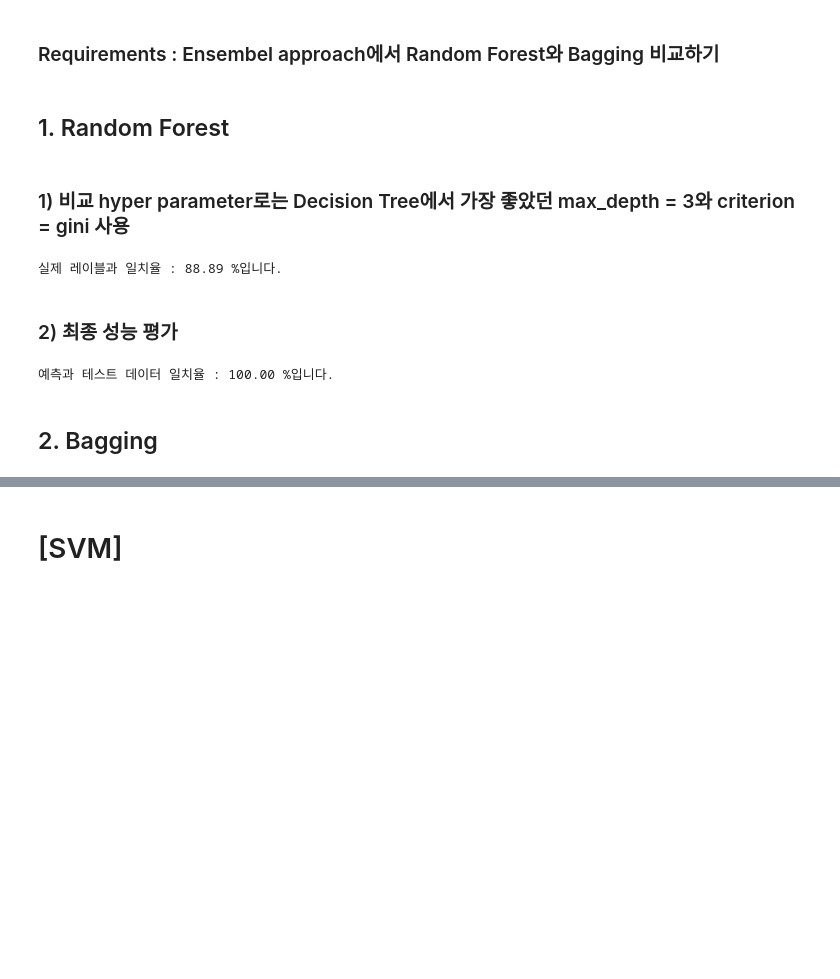
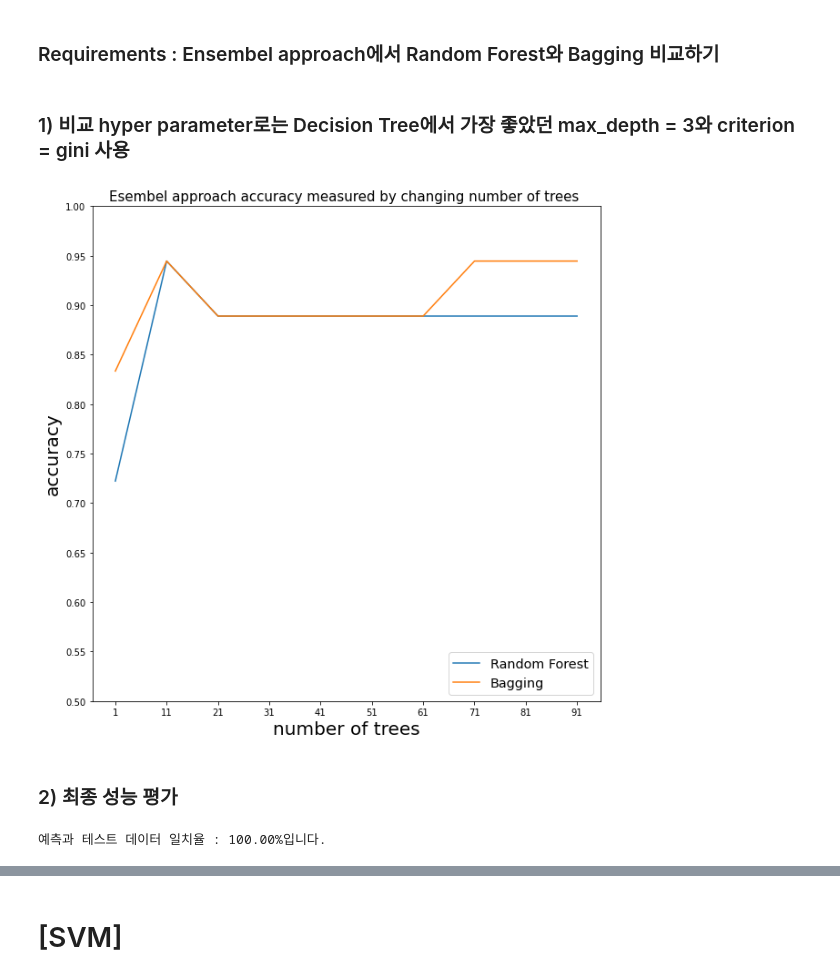
Before and after one commit to UmmAreYouDeveloper/Python-for-ML, a Jupyter notebook: assingment_3/homework4.ipynb, the cells around one changed output, grey strips where cells are left out. Drawn from its saved outputs; the diff is of its cells as text; code cells hidden in the pictures; blank space fills up the shorter version.

```diff
--- a/assingment_3/homework4.ipynb
+++ b/assingment_3/homework4.ipynb
@@ -230,8 +309,6 @@ Decision Tree의 최종 accuracy는 88.89 %입니다.
 # [Ensembel Classifier]
 # %% [markdown]
 ### Requirements : Ensembel approach에서 Random Forest와 Bagging 비교하기
-# %% [markdown]
-## 1. Random Forest
 # %% [markdown]
 ### 1) 비교  hyper parameter로는 Decision Tree에서 가장 좋았던 max_depth = 3와 criterion = gini 사용
 # %%
@@ -240,16 +317,40 @@ from sklearn.model_selection import train_test_split
 x_train, x_test, y_train, y_test, x_valid, y_valid =0, 0, 0, 0, 0, 0
 x_train, x_test, y_train, y_test = train_test_split(wine_scaled_data, wine.target, test_size = 0.2,random_state=95)
 x_valid, x_test, y_valid, y_test = train_test_split(x_test, y_test, test_size = 0.5,random_state=95)
-# %%
-from sklearn.ensemble import RandomForestClassifier
-#생성되는 나무의 수 100개, criterion = gini, bootstrap 작동, max_feature = sqrt(feature) = auto
-rf = RandomForestClassifier(max_depth = 3, n_estimators = 100, criterion ='gini', bootstrap=True, random_state=0)
-rf.fit(x_train, y_train)
-y_pred = rf.predict(x_valid)
-rf_score = (y_valid == y_pred).mean()
-print("실제 레이블과 일치율 : %.2f %%입니다."%(rf_score*100))
-# %% [output]
-실제 레이블과 일치율 : 88.89 %입니다.
+# %%
+from sklearn.ensemble import RandomForestClassifier
+from sklearn.ensemble import BaggingClassifier
+# graph setting
+plt.figure(figsize=(10.0,10.0))
+plt.title('Esembel approach accuracy measured by changing number of trees ',fontsize='15')
+plt.xlabel('number of trees',fontsize='20')
+plt.ylabel('accuracy',fontsize='20')
+
+score = []
+#criterion = gini, bootstrap 작동, max_feature = sqrt(feature) = auto
+for i in np.arange(1,101,step=10):
+    rf = RandomForestClassifier(max_depth = 3, n_estimators = i, criterion ='gini', bootstrap=True, random_state=0)
+    rf.fit(x_train, y_train)
+    y_pred = rf.predict(x_valid)
+    score.append((y_valid == y_pred).mean())
+plt.plot(np.arange(1,101,step=10),score,label='Random Forest')
+
+score = []
+for i in np.arange(1,101,step=10):
+    bg = BaggingClassifier(tree.DecisionTreeClassifier(max_depth=3,criterion = 'gini',random_state=0),n_estimators = i, bootstrap=True, random_state=0)
+    bg.fit(x_train, y_train)
+    y_pred = bg.predict(x_valid)
+    score.append((y_valid==y_pred).mean())
+plt.plot(np.arange(1,101,step=10),score,label='Bagging')
+# graph setting
+plt.legend(loc='lower right',fontsize='x-large')
+x_bins = np.arange(1,101,step=10)
+plt.xticks(x_bins)
+y_bins = np.arange(0.5,1.05,step=0.05)
+plt.yticks(y_bins)
+plt.show()
+# %% [output]
+[figure, added]
 # %% [markdown]
 ### 2) 최종 성능 평가
 # %%
@@ -257,12 +358,10 @@ print("실제 레이블과 일치율 : %.2f %%입니다."%(rf_score*100))
 x_train = np.concatenate((x_train, x_valid), axis=0)
 y_train = np.concatenate((y_train, y_valid), axis=0)
 # %%
-rf = RandomForestClassifier(max_depth = 3, n_estimators = 100, criterion ='gini', bootstrap=True,random_state=0)
-rf.fit(x_train, y_train)
-y_pred = rf.predict(x_test)
-rf_score=(y_test == y_pred).mean()
-print("예측과 테스트 데이터 일치율 : %.2f %%입니다."%(rf_score*100))
+bg = BaggingClassifier(tree.DecisionTreeClassifier(max_depth=3,criterion = 'gini',random_state=0),n_estimators = 11, bootstrap=True, random_state=95)
+bg.fit(x_train, y_train)
+y_pred = bg.predict(x_test)
+bg_score = (y_test == y_pred).mean()
+print("예측과 테스트 데이터 일치율 : %.2f%%입니다."%(bg_score*100))
 # %% [output]
-예측과 테스트 데이터 일치율 : 100.00 %입니다.
+예측과 테스트 데이터 일치율 : 100.00%입니다.
-# %% [markdown]
-## 2. Bagging
```
Also changed, not shown: parts of 46 cells of this notebook, 1 other file.
